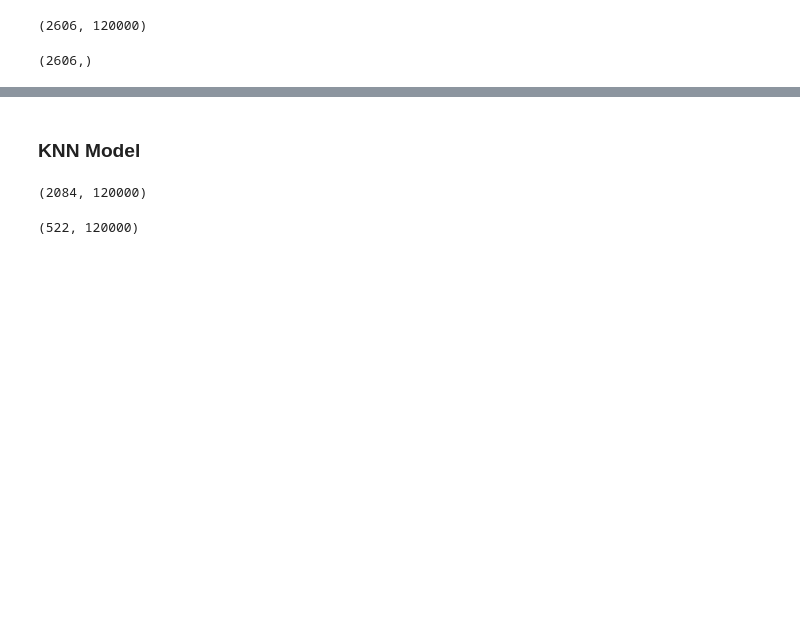
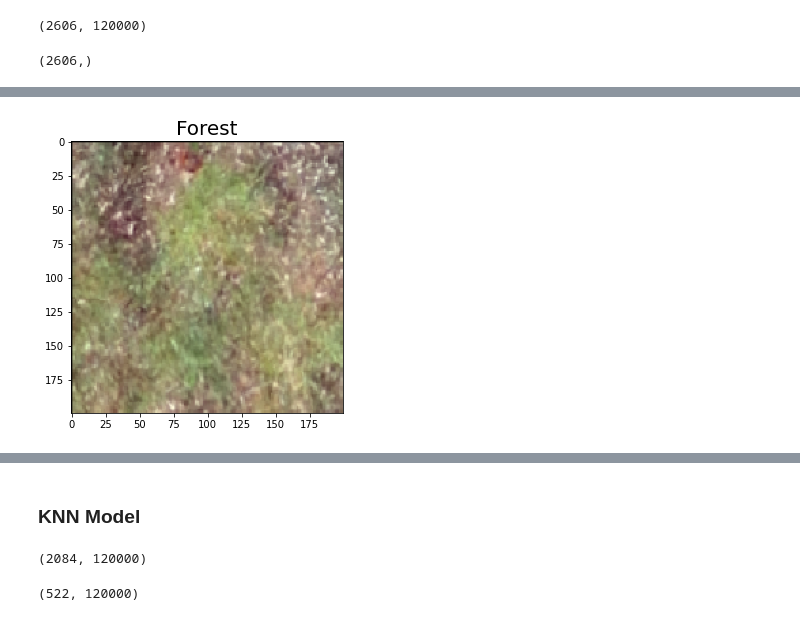
Before and after one commit to jennaepstein/MUSA650_Final_ChangEpstein, a Jupyter notebook: MUSA650_Final_ChangEpstein.ipynb, the cells around one changed output, grey strips where cells are left out. Saved outputs shown, nothing was run; the diff lists cells and outputs as text; code cells hidden in the pictures; blank space fills up the shorter version.

```diff
--- a/MUSA650_Final_ChangEpstein.ipynb
+++ b/MUSA650_Final_ChangEpstein.ipynb
@@ -227,0 +184,9 @@ y.shape
+# %%
+# Forest
+plt.figure(figsize=(5,5))
+imgSel = dataPath + '/' + labelList[1] + '/' + os.listdir(dataPath + '/' + labelList[1])[0]
+img = PIL.Image.open(imgSel, 'r')
+plt.imshow(np.asarray(img))
+plt.title('Forest', fontsize=20);
+# %% [output]
+[figure, added]
```
Also changed, not shown: parts of 111 cells of this notebook, 1 other file.
